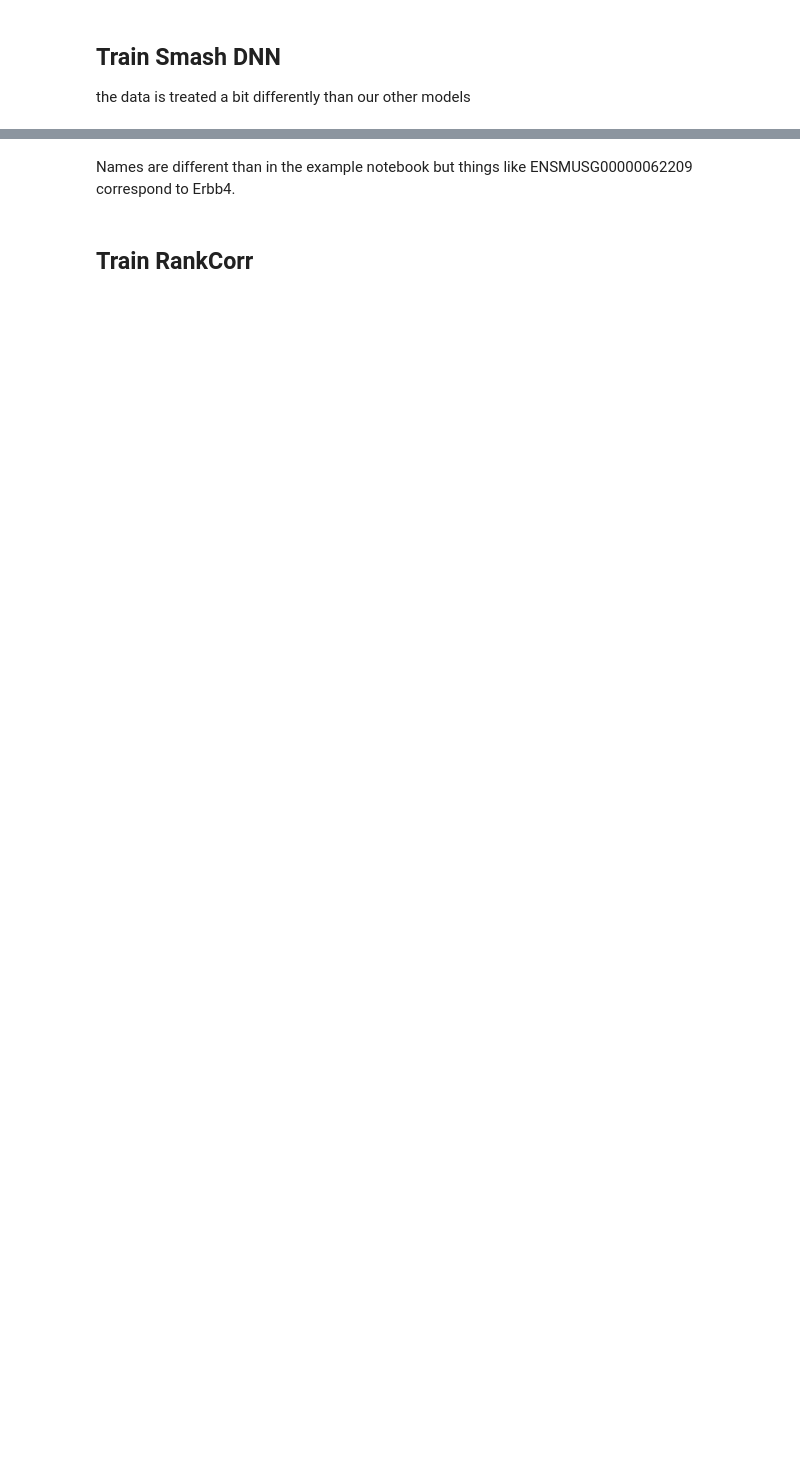
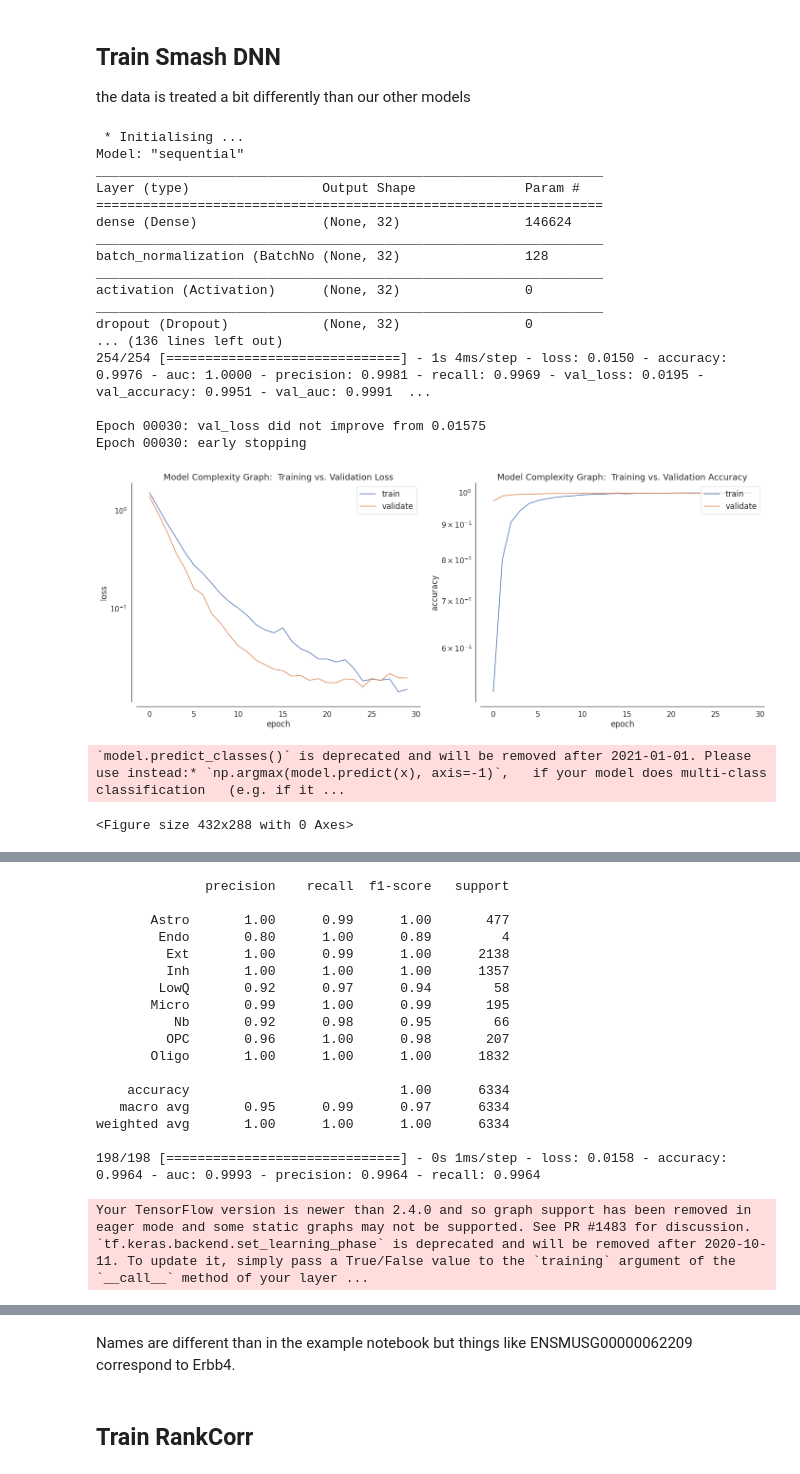
Before and after one commit to Computational-Morphogenomics-Group/MarkerMap, a Jupyter notebook: notebooks/Mouse_Brain_Broad.ipynb, the cells around one changed output, grey strips where cells are left out. Drawn from its saved outputs; the diff is of its cells as text; code cells hidden in the pictures; blank space fills up the shorter version.

```diff
--- a/notebooks/Mouse_Brain_Broad.ipynb
+++ b/notebooks/Mouse_Brain_Broad.ipynb
@@ -315,21 +384,42 @@ the data is treated a bit differently than our other models
 # %%
 %%time
 for tryy in range(1,num_times+1):
     _, _, _, train_indices, val_indices, test_indices = split_data_into_dataloaders(X, y, 0.7, 0.1)
     train_X_y = adata_snrna_raw[np.concatenate([train_indices, val_indices]), :]
     sm = smashpy.smashpy()
     sm.DNN(train_X_y, group_by="annotation", model=None, balance=True, verbose=True, save=False)
     selectedGenes, selectedGenes_dict = sm.run_shap(train_X_y, group_by="annotation", model=None, verbose=True, pct=0.1, restrict_top=("global", k))
     # since this selects k per class, need select randomly from each classes
     smash_markers = adata_snrna_raw.var.index.get_indexer(selectedGenes)
 
     X_train = X[np.concatenate([train_indices, val_indices]), :]
     y_train = y[np.concatenate([train_indices, val_indices])]
     X_test = X[test_indices,:]
     y_test = y[test_indices]
     results = new_model_metrics(X_train, y_train, X_test, y_test, markers = smash_markers)
     np.save(model_save_path + 'smash_results_{}.npy'.format(tryy), results)
     np.save(model_save_path + 'smash_markers_{}.npy'.format(tryy), smash_markers)
     np.save(model_save_path + 'experiment_data_folds/smash_indices_{}.npy'.format(tryy), (train_indices, val_indices, test_indices))
 
-    visualize_save_embedding(X, y, encoder, 'Smash Marker Visualization', path = viz_save_path + 'smash_markers_{}.png'.format(tryy), markers = smash_markers)
+    #visualize_save_embedding(X, y, encoder, 'Smash Marker Visualization', path = viz_save_path + 'smash_markers_{}.png'.format(tryy), markers = smash_markers)
+# %% [output]
+ * Initialising ...
+Model: "sequential"
+_________________________________________________________________
+Layer (type)                 Output Shape              Param #
+=================================================================
+dense (Dense)                (None, 32)                146624
+_________________________________________________________________
+batch_normalization (BatchNo (None, 32)                128
+_________________________________________________________________
+activation (Activation)      (None, 32)                0
+_________________________________________________________________
+dropout (Dropout)            (None, 32)                0
+... (136 lines left out)
+254/254 [==============================] - 1s 4ms/step - loss: 0.0150 - accuracy: 0.9976 - auc: 1.0000 - precision: 0.9981 - recall: 0.9969 - val_loss: 0.0195 - val_accuracy: 0.9951 - val_auc: 0.9991  ...
+
+Epoch 00030: val_loss did not improve from 0.01575
+Epoch 00030: early stopping
+[figure, added]
+`model.predict_classes()` is deprecated and will be removed after 2021-01-01. Please use instead:* `np.argmax(model.predict(x), axis=-1)`,   if your model does multi-class classification   (e.g. if it ...
+<Figure size 432x288 with 0 Axes>
@@ -335,0 +428,19 @@ for tryy in range(1,num_times+1):
+              precision    recall  f1-score   support
+
+       Astro       1.00      0.99      1.00       477
+        Endo       0.80      1.00      0.89         4
+         Ext       1.00      0.99      1.00      2138
+         Inh       1.00      1.00      1.00      1357
+        LowQ       0.92      0.97      0.94        58
+       Micro       0.99      1.00      0.99       195
+          Nb       0.92      0.98      0.95        66
+         OPC       0.96      1.00      0.98       207
+       Oligo       1.00      1.00      1.00      1832
+
+    accuracy                           1.00      6334
+   macro avg       0.95      0.99      0.97      6334
+weighted avg       1.00      1.00      1.00      6334
+
+198/198 [==============================] - 0s 1ms/step - loss: 0.0158 - accuracy: 0.9964 - auc: 0.9993 - precision: 0.9964 - recall: 0.9964
+Your TensorFlow version is newer than 2.4.0 and so graph support has been removed in eager mode and some static graphs may not be supported. See PR #1483 for discussion.
+`tf.keras.backend.set_learning_phase` is deprecated and will be removed after 2020-10-11. To update it, simply pass a True/False value to the `training` argument of the `__call__` method of your layer ...
```
Also changed, not shown: parts of 30 cells of this notebook.
